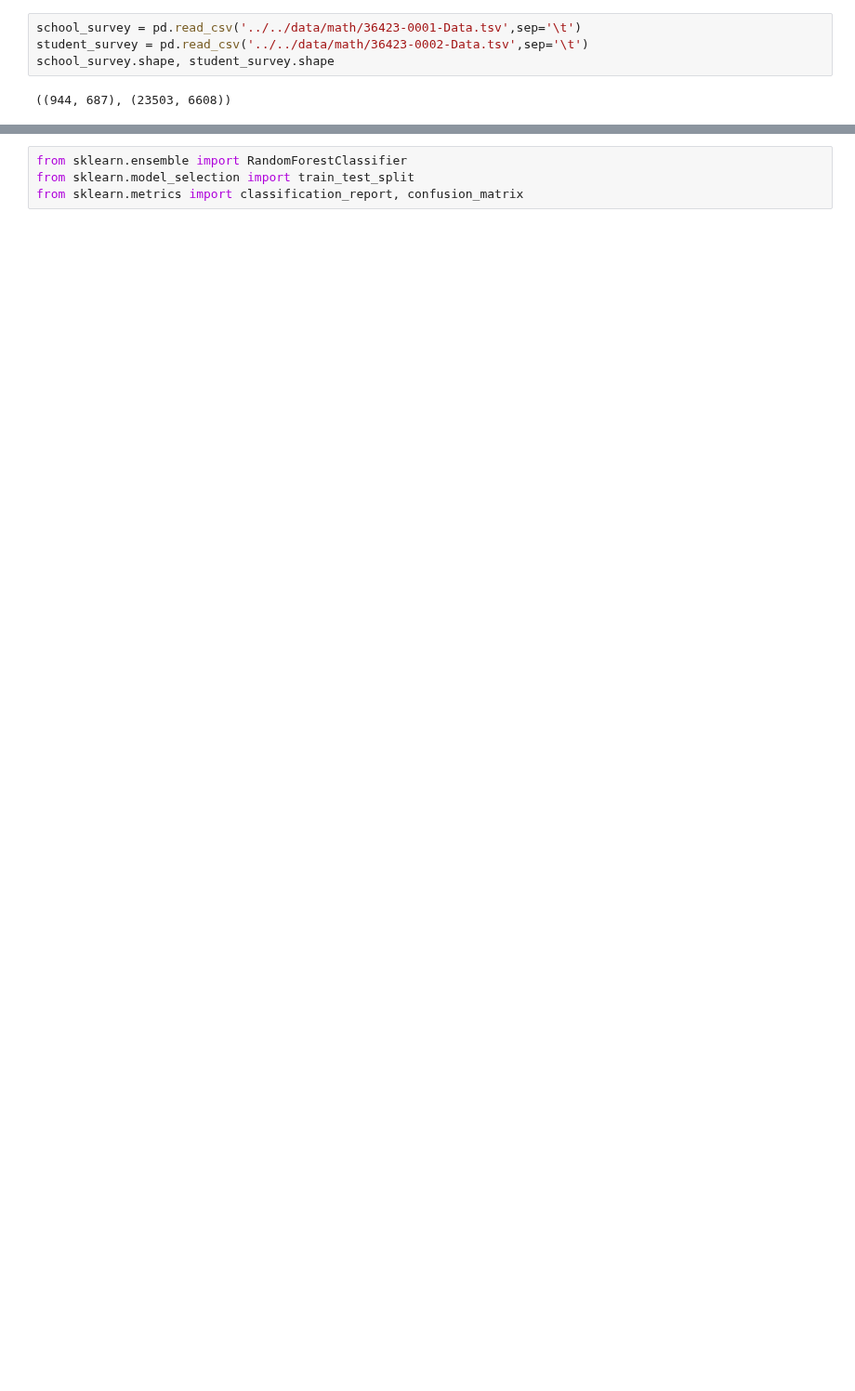
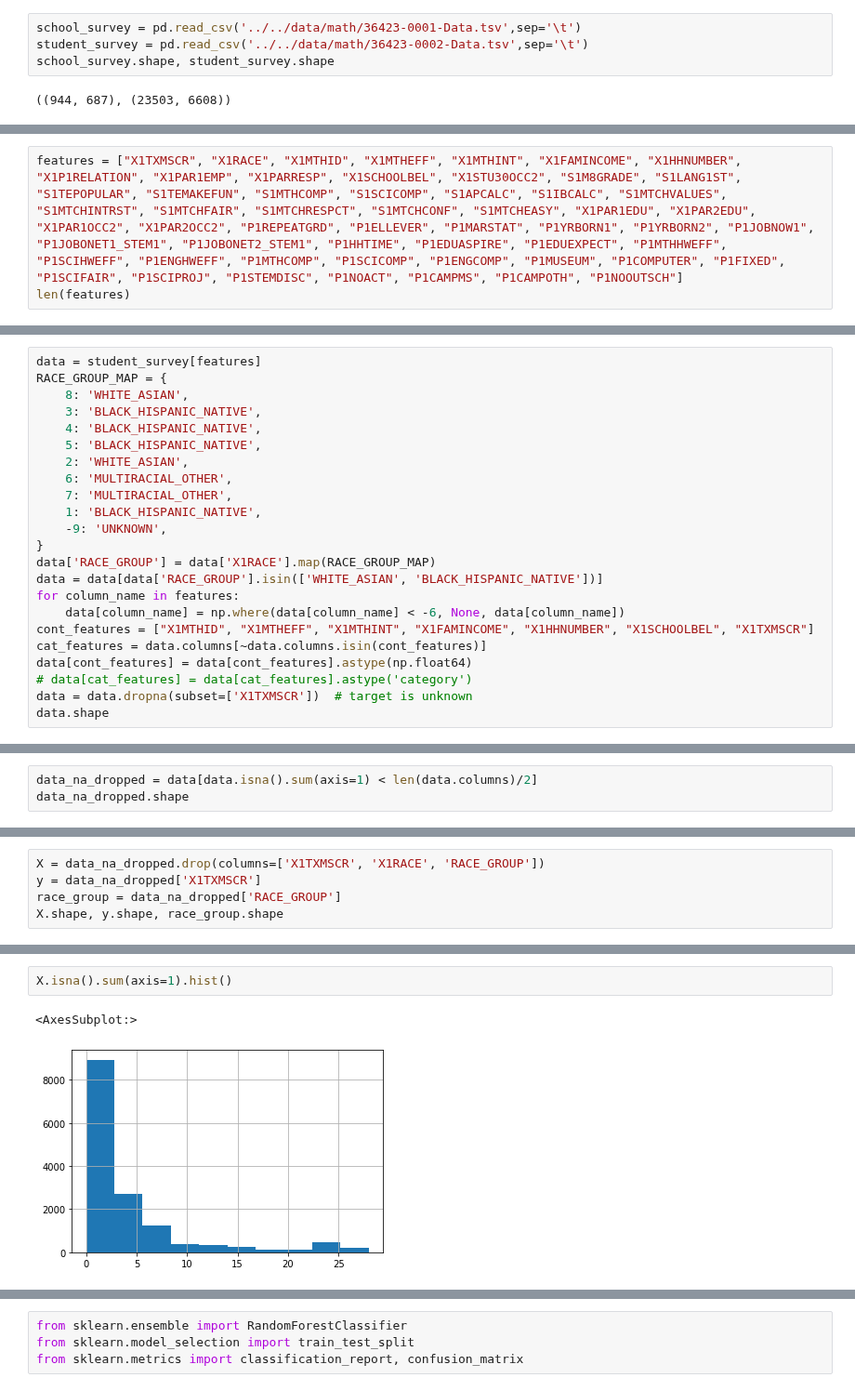
Before and after one commit to DataResponsibly/SynRD, a Jupyter notebook: papers/jeong21math/process.ipynb, the cells around one changed output, grey strips where cells are left out. Shown at 93% size. Saved outputs shown, nothing was run; the diff lists cells and outputs as text; blank space fills up the shorter version.

```diff
--- a/papers/jeong21math/process.ipynb
+++ b/papers/jeong21math/process.ipynb
@@ -256,0 +19,3 @@ dtype: object
+# %%
+features = ["X1TXMSCR", "X1RACE", "X1MTHID", "X1MTHEFF", "X1MTHINT", "X1FAMINCOME", "X1HHNUMBER", "X1P1RELATION", "X1PAR1EMP", "X1PARRESP", "X1SCHOOLBEL", "X1STU30OCC2", "S1M8GRADE", "S1LANG1ST", "S1TEPOPULAR", "S1TEMAKEFUN", "S1MTHCOMP", "S1SCICOMP", "S1APCALC", "S1IBCALC", "S1MTCHVALUES", "S1MTCHINTRST", "S1MTCHFAIR", "S1MTCHRESPCT", "S1MTCHCONF", "S1MTCHEASY", "X1PAR1EDU", "X1PAR2EDU", "X1PAR1OCC2", "X1PAR2OCC2", "P1REPEATGRD", "P1ELLEVER", "P1MARSTAT", "P1YRBORN1", "P1YRBORN2", "P1JOBNOW1", "P1JOBONET1_STEM1", "P1JOBONET2_STEM1", "P1HHTIME", "P1EDUASPIRE", "P1EDUEXPECT", "P1MTHHWEFF", "P1SCIHWEFF", "P1ENGHWEFF", "P1MTHCOMP", "P1SCICOMP", "P1ENGCOMP", "P1MUSEUM", "P1COMPUTER", "P1FIXED", "P1SCIFAIR", "P1SCIPROJ", "P1STEMDISC", "P1NOACT", "P1CAMPMS", "P1CAMPOTH", "P1NOOUTSCH"]
+len(features)
@@ -256,0 +113,23 @@ dtype: object
+# %%
+data = student_survey[features]
+RACE_GROUP_MAP = {
+    8: 'WHITE_ASIAN',
+    3: 'BLACK_HISPANIC_NATIVE',
+    4: 'BLACK_HISPANIC_NATIVE',
+    5: 'BLACK_HISPANIC_NATIVE',
+    2: 'WHITE_ASIAN',
+    6: 'MULTIRACIAL_OTHER',
+    7: 'MULTIRACIAL_OTHER',
+    1: 'BLACK_HISPANIC_NATIVE',
+    -9: 'UNKNOWN',
+}
+data['RACE_GROUP'] = data['X1RACE'].map(RACE_GROUP_MAP)
+data = data[data['RACE_GROUP'].isin(['WHITE_ASIAN', 'BLACK_HISPANIC_NATIVE'])]
+for column_name in features:
+    data[column_name] = np.where(data[column_name] < -6, None, data[column_name])
+cont_features = ["X1MTHID", "X1MTHEFF", "X1MTHINT", "X1FAMINCOME", "X1HHNUMBER", "X1SCHOOLBEL", "X1TXMSCR"]
+cat_features = data.columns[~data.columns.isin(cont_features)]
+data[cont_features] = data[cont_features].astype(np.float64)
+# data[cat_features] = data[cat_features].astype('category')
+data = data.dropna(subset=['X1TXMSCR'])  # target is unknown
+data.shape
@@ -256,0 +138,3 @@ dtype: object
+# %%
+data_na_dropped = data[data.isna().sum(axis=1) < len(data.columns)/2]
+data_na_dropped.shape
@@ -256,0 +143,5 @@ dtype: object
+# %%
+X = data_na_dropped.drop(columns=['X1TXMSCR', 'X1RACE', 'RACE_GROUP'])
+y = data_na_dropped['X1TXMSCR']
+race_group = data_na_dropped['RACE_GROUP']
+X.shape, y.shape, race_group.shape
@@ -256,0 +154,5 @@ dtype: object
+# %%
+X.isna().sum(axis=1).hist()
+# %% [output]
+<AxesSubplot:>
+[figure, added]
```
Also changed, not shown: parts of 55 cells of this notebook, 2 other files.
